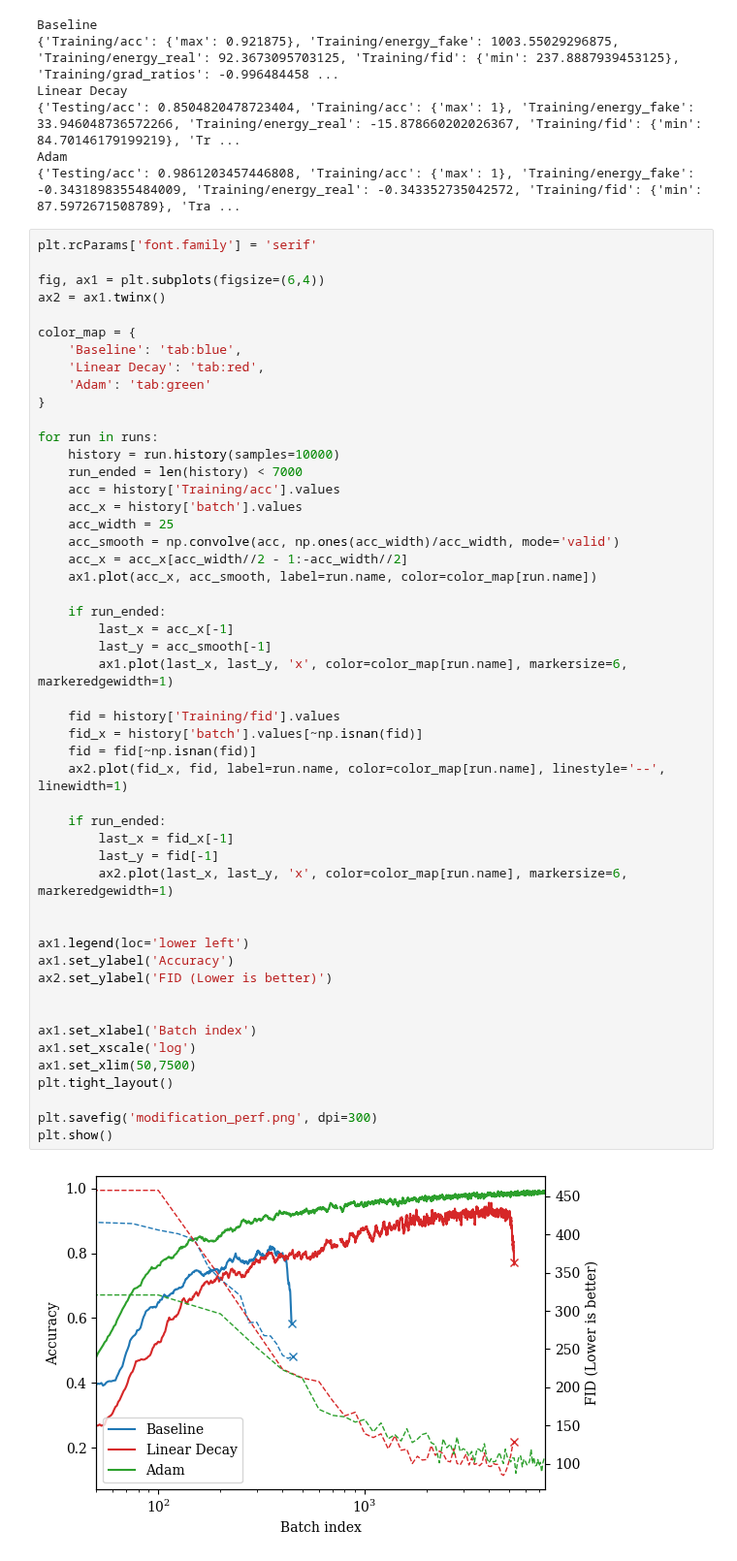
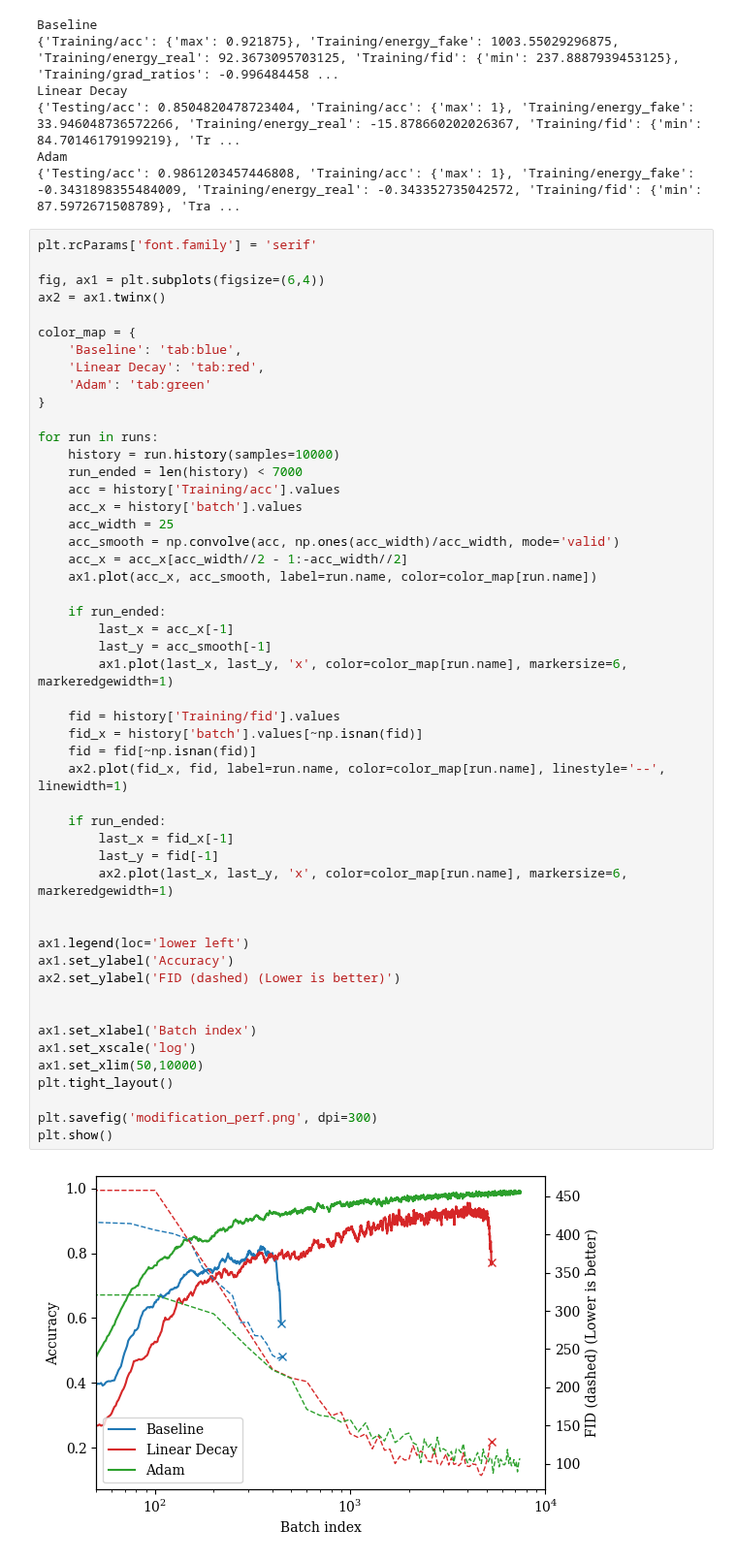
Before and after one commit to vivian0216/generative_modelling, a Jupyter notebook: nbs/modification_perf.ipynb, the cells around one changed output. Shown at 97% size. Drawn from its saved outputs; the diff is of its cells as text.

```diff
--- a/nbs/modification_perf.ipynb
+++ b/nbs/modification_perf.ipynb
@@ -46,33 +46,33 @@ for run in runs:
     acc_x = acc_x[acc_width//2 - 1:-acc_width//2]
     ax1.plot(acc_x, acc_smooth, label=run.name, color=color_map[run.name])
 
     if run_ended:
         last_x = acc_x[-1]
         last_y = acc_smooth[-1]
         ax1.plot(last_x, last_y, 'x', color=color_map[run.name], markersize=6, markeredgewidth=1)
 
     fid = history['Training/fid'].values
     fid_x = history['batch'].values[~np.isnan(fid)]
     fid = fid[~np.isnan(fid)]
     ax2.plot(fid_x, fid, label=run.name, color=color_map[run.name], linestyle='--', linewidth=1)
 
     if run_ended:
         last_x = fid_x[-1]
         last_y = fid[-1]
         ax2.plot(last_x, last_y, 'x', color=color_map[run.name], markersize=6, markeredgewidth=1)
 
 
 ax1.legend(loc='lower left')
 ax1.set_ylabel('Accuracy')
-ax2.set_ylabel('FID (Lower is better)')
+ax2.set_ylabel('FID (dashed) (Lower is better)')
 
 
 ax1.set_xlabel('Batch index')
 ax1.set_xscale('log')
-ax1.set_xlim(50,7500)
+ax1.set_xlim(50,10000)
 plt.tight_layout()
 
 plt.savefig('modification_perf.png', dpi=300)
 plt.show()
 # %% [output]
-[figure, old version]
+[figure, new version]
```
Also changed, not shown: parts of 1 cell of this notebook, 4 other files.
